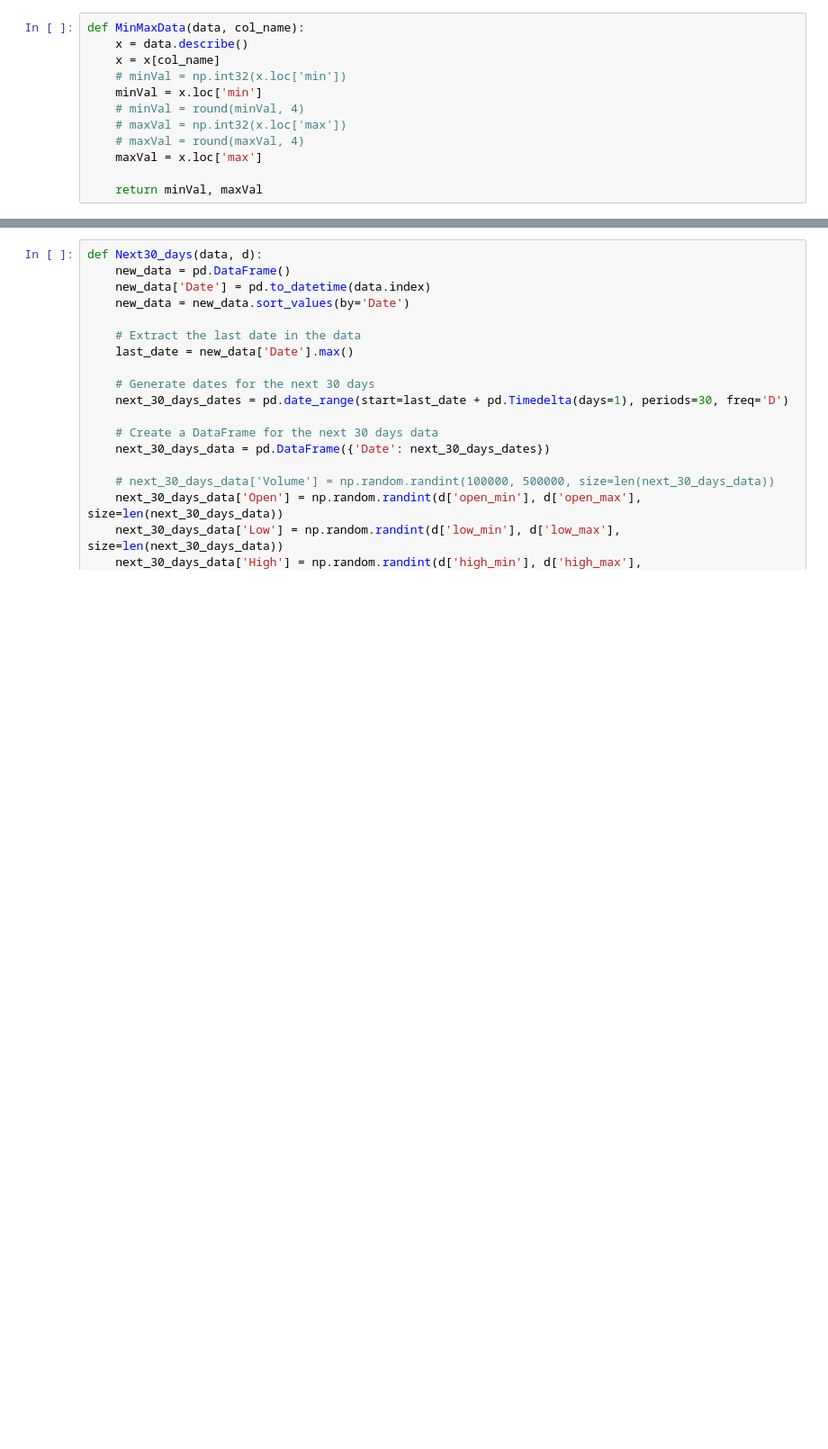
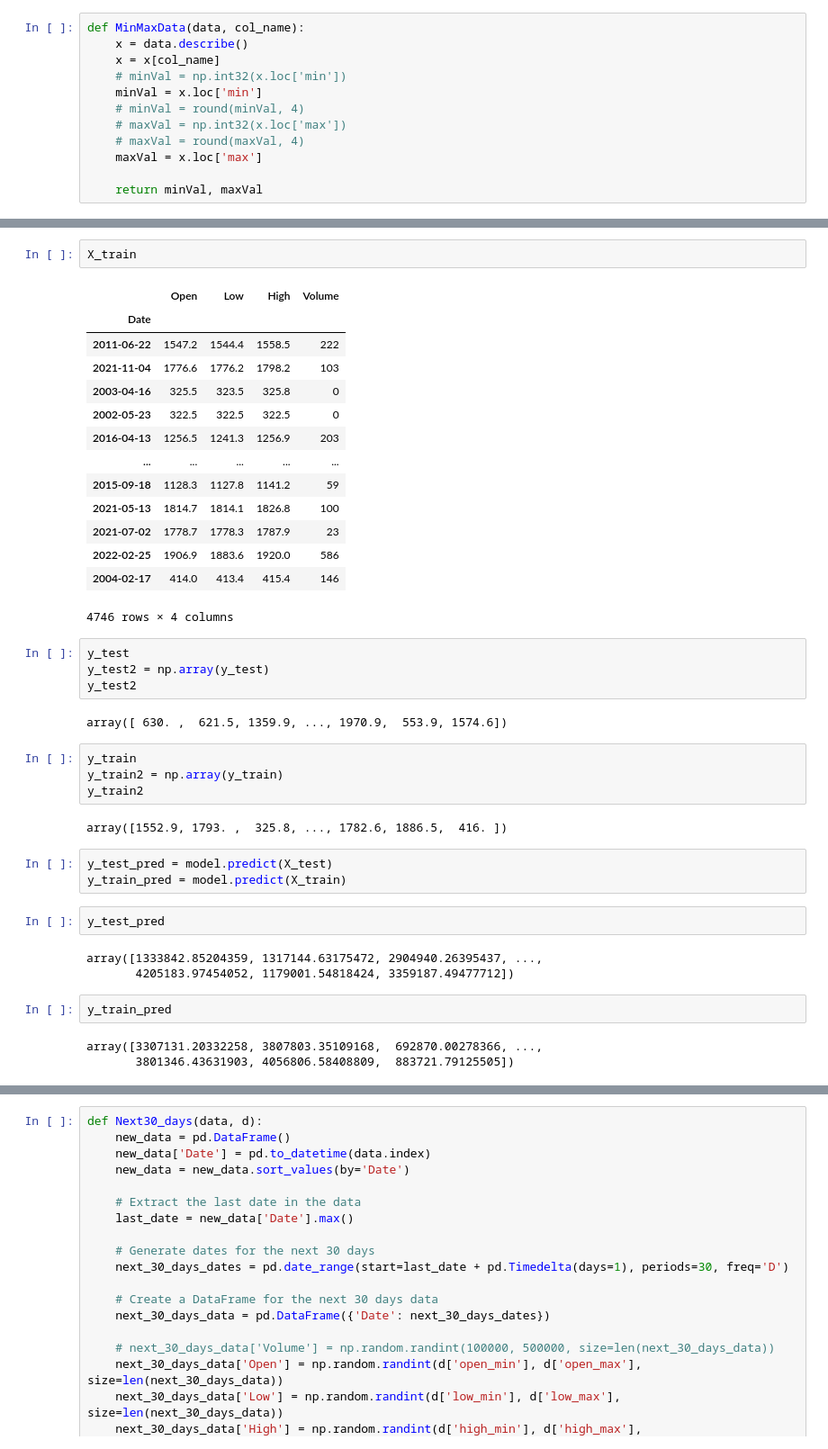
Before and after one commit to MAHUL25/StockPrediction-Minor, a Jupyter notebook: Models/SVM_model_final.ipynb, the cells around one changed output, grey strips where cells are left out. Shown: that part at 90% size. Saved outputs shown, nothing was run; the diff lists cells and outputs as text; blank space fills up the shorter version.

```diff
--- a/Models/SVM_model_final.ipynb
+++ b/Models/SVM_model_final.ipynb
@@ -127,0 +158,42 @@ model, scaler = modelBuilding(data)
+# %%
+X_train
+# %% [output]
+|  | Open | Low | High | Volume |
+| Date |  |  |  |  |
+| 2011-06-22 | 1547.2 | 1544.4 | 1558.5 | 222 |
+| 2021-11-04 | 1776.6 | 1776.2 | 1798.2 | 103 |
+| 2003-04-16 | 325.5 | 323.5 | 325.8 | 0 |
+| 2002-05-23 | 322.5 | 322.5 | 322.5 | 0 |
+| 2016-04-13 | 1256.5 | 1241.3 | 1256.9 | 203 |
+| ... | ... | ... | ... | ... |
+| 2015-09-18 | 1128.3 | 1127.8 | 1141.2 | 59 |
+| 2021-05-13 | 1814.7 | 1814.1 | 1826.8 | 100 |
+| 2021-07-02 | 1778.7 | 1778.3 | 1787.9 | 23 |
+| 2022-02-25 | 1906.9 | 1883.6 | 1920.0 | 586 |
+| 2004-02-17 | 414.0 | 413.4 | 415.4 | 146 |
+4746 rows × 4 columns
+# %%
+y_test
+y_test2 = np.array(y_test)
+y_test2
+# %% [output]
+array([ 630. ,  621.5, 1359.9, ..., 1970.9,  553.9, 1574.6])
+# %%
+y_train
+y_train2 = np.array(y_train)
+y_train2
+# %% [output]
+array([1552.9, 1793. ,  325.8, ..., 1782.6, 1886.5,  416. ])
+# %%
+y_test_pred = model.predict(X_test)
+y_train_pred = model.predict(X_train)
+# %%
+y_test_pred
+# %% [output]
+array([1333842.85204359, 1317144.63175472, 2904940.26395437, ...,
+       4205183.97454052, 1179001.54818424, 3359187.49477712])
+# %%
+y_train_pred
+# %% [output]
+array([3307131.20332258, 3807803.35109168,  692870.00278366, ...,
+       3801346.43631903, 4056806.58408809,  883721.79125505])
```
Also changed, not shown: parts of 55 cells of this notebook.
